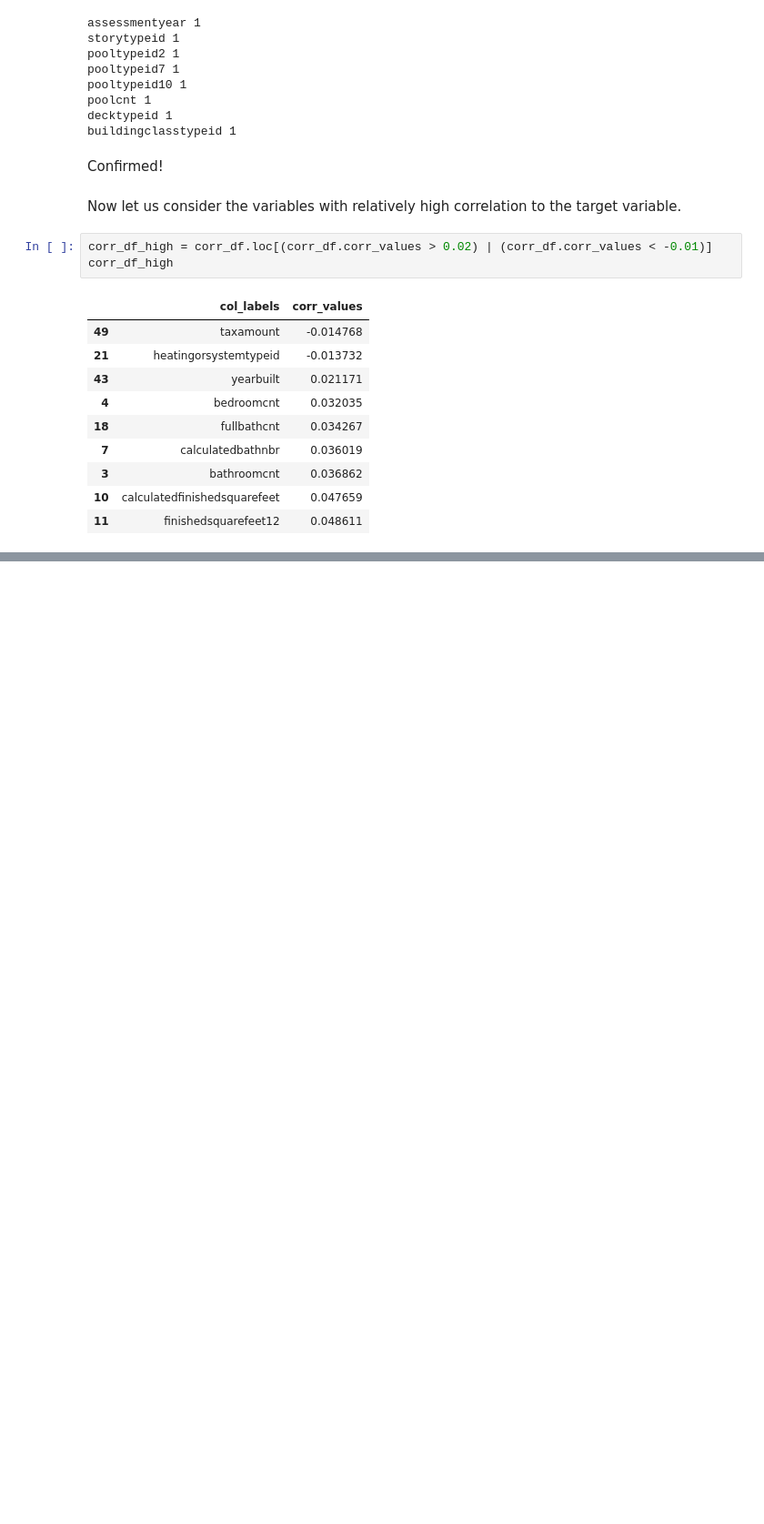
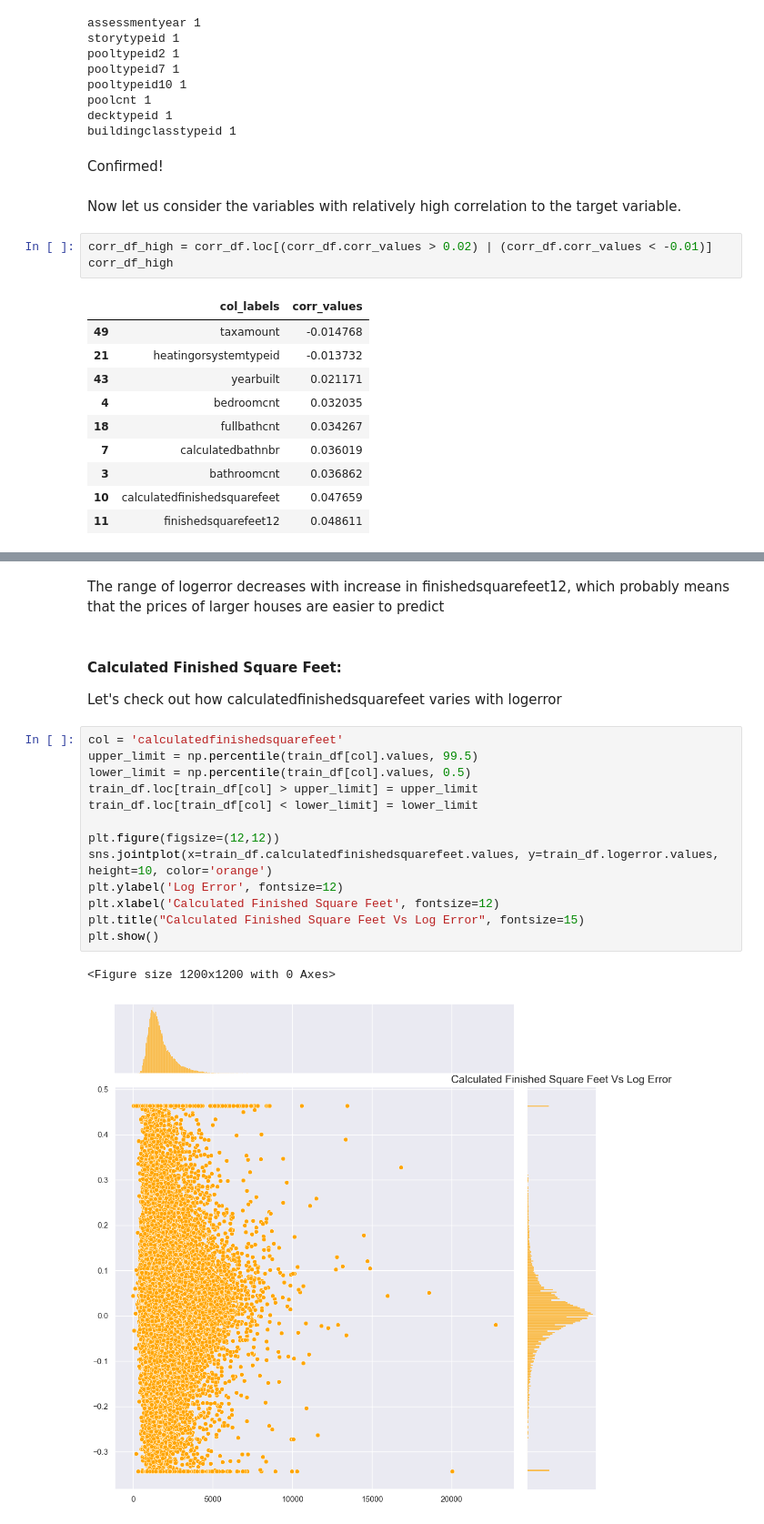
Before and after one commit to bhargav-borah/EDAZillowHomeValuePrediction, a Jupyter notebook: EDA_notebook.ipynb, the cells around one changed output, grey strips where cells are left out. Shown at 91% size. Drawn from its saved outputs; the diff is of its cells as text; blank space fills up the shorter version.

```diff
--- a/EDA_notebook.ipynb
+++ b/EDA_notebook.ipynb
@@ -298,0 +344,21 @@ corr_df_high
+# %% [markdown]
+The range of logerror decreases with increase in finishedsquarefeet12, which probably means that the prices of larger houses are easier to predict
+# %% [markdown]
+#### Calculated Finished Square Feet:
+Let's check out how calculatedfinishedsquarefeet varies with logerror
+# %%
+col = 'calculatedfinishedsquarefeet'
+upper_limit = np.percentile(train_df[col].values, 99.5)
+lower_limit = np.percentile(train_df[col].values, 0.5)
+train_df.loc[train_df[col] > upper_limit] = upper_limit
+train_df.loc[train_df[col] < lower_limit] = lower_limit
+
+plt.figure(figsize=(12,12))
+sns.jointplot(x=train_df.calculatedfinishedsquarefeet.values, y=train_df.logerror.values, height=10, color='orange')
+plt.ylabel('Log Error', fontsize=12)
+plt.xlabel('Calculated Finished Square Feet', fontsize=12)
+plt.title("Calculated Finished Square Feet Vs Log Error", fontsize=15)
+plt.show()
+# %% [output]
+<Figure size 1200x1200 with 0 Axes>
+[figure, added]
```
Also changed, not shown: parts of 29 cells of this notebook.
